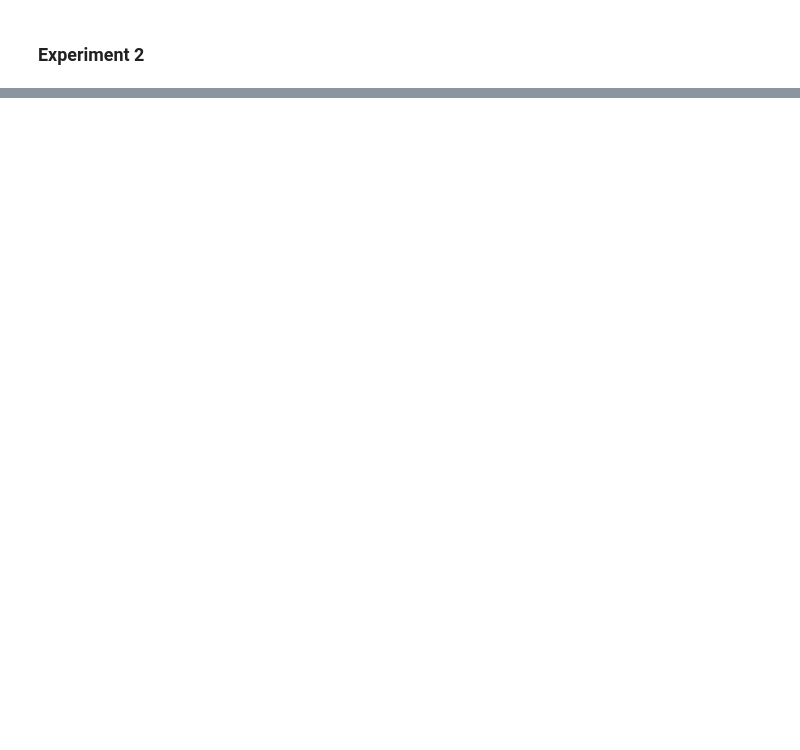
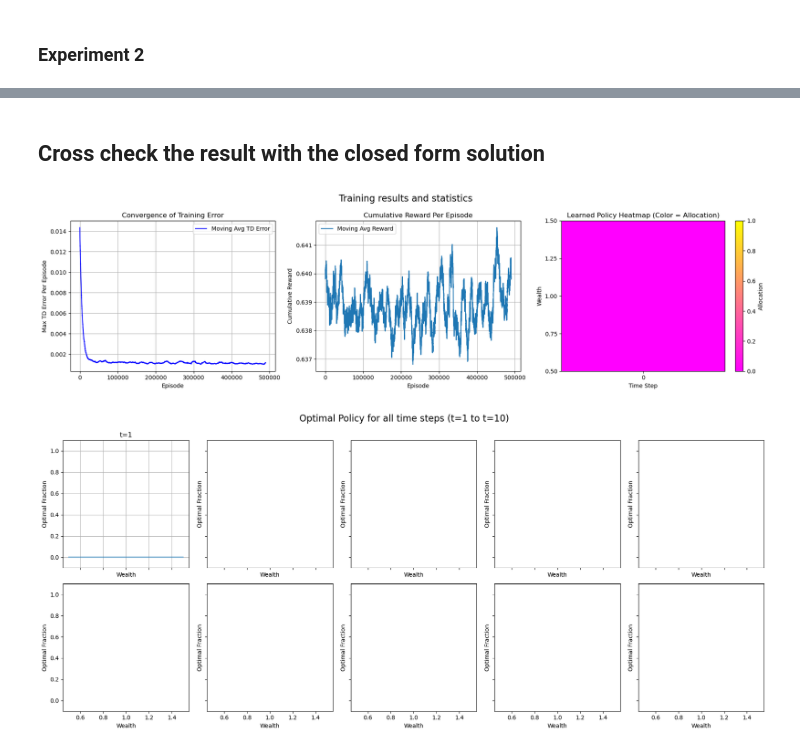
Before and after one commit to cktangae/rl-course, a Jupyter notebook: discrete_asset_allocation.ipynb, the cells around one changed output, grey strips where cells are left out. Saved outputs shown, nothing was run; the diff lists cells and outputs as text; code cells hidden in the pictures; blank space fills up the shorter version.

```diff
--- a/discrete_asset_allocation.ipynb
+++ b/discrete_asset_allocation.ipynb
@@ -867,0 +896,29 @@ visualize_training_result(env, agent)
+# %% [markdown]
+## Cross check the result with the closed form solution
+# %%
+num_episodes = 500000
+env = DiscreteAssetAllocationEnv(
+    max_steps=1,
+    risk_free_rate=0.04,
+    risky_up_prob=0.7,
+    risky_up_rate=0.1,
+    risky_down_rate=-0.08,
+    risk_aversion=1.0,
+    action_count=51
+)
+
+agent = SARSAAgent(
+    env=env,
+    q_function=LinearQFunction(max_steps=env.max_steps),
+    # q_function=TabularQFunction(env, wealth_step=0.01),
+    get_epsilon=prepopulate(decay_func1(start=0.6, end=0.01, decay_rate=100 / num_episodes), num_episodes),
+    get_learning_rate=prepopulate(decay_func2(start=0.275, decay_rate=10 / num_episodes), num_episodes),
+    discount_factor=1.0
+)
+
+training(env, agent, num_episodes)
+# %%
+visualize_training_result(env, agent)
+# %% [output]
+[figure, added]
+[figure, added]
```
Also changed, not shown: parts of 7 cells of this notebook.
